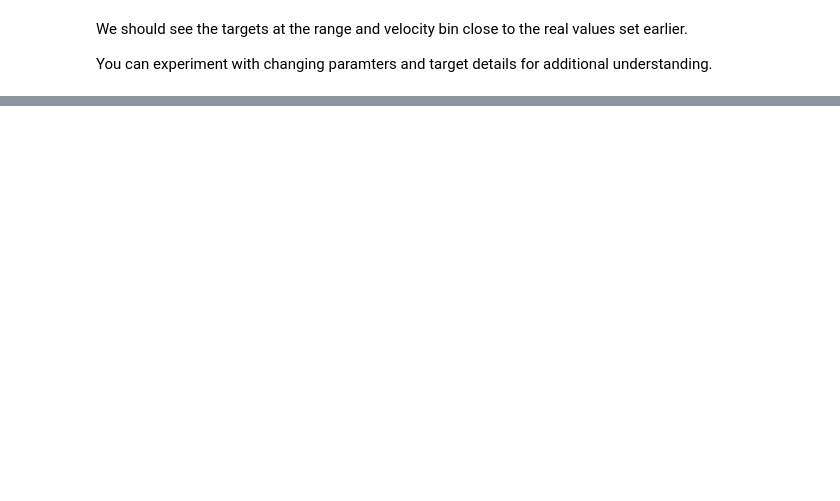
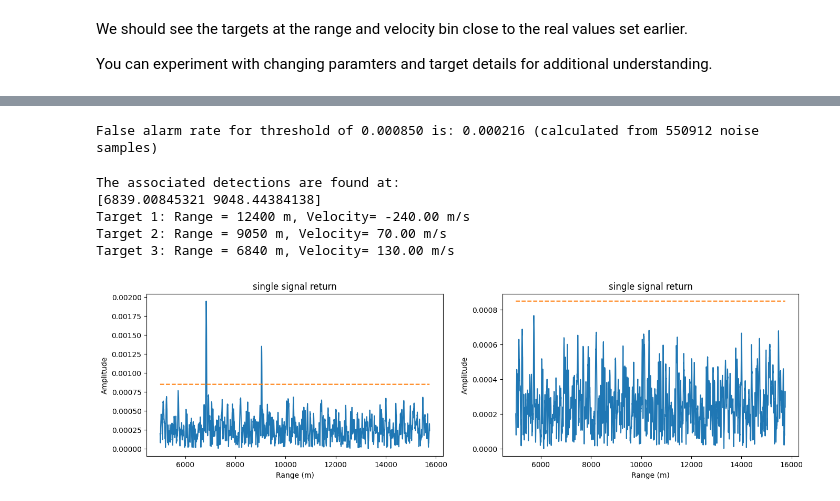
Before and after one commit to Department-70/Cognitive-Radar-Class, a Jupyter notebook: Week 2 Assignments/Waveform_and_RDprocessing-key.ipynb, the cells around one changed output, grey strips where cells are left out. Cells and saved outputs as stored; diff of their text form; code cells hidden in the pictures; blank space fills up the shorter version.

```diff
--- a/Week 2 Assignments/Waveform_and_RDprocessing-key.ipynb
+++ b/Week 2 Assignments/Waveform_and_RDprocessing-key.ipynb
@@ -338,0 +364,52 @@ You can experiment with changing paramters and target details for additional und
+# %%
+N_RX = np.fft.fftshift(np.fft.fft(n_thermal,L_ADC,0),0)               # Shift to the frequency domain as convolution is multiplication
+Yn_m =  np.tile(np.conj(H_m.T),(1,M))*N_RX                            # Conjugate then multiply in Freq Domain
+yn_m = np.fft.ifft(np.fft.ifftshift(Yn_m,0),L_ADC,0)                  # time domain matched filter
+threshold = 0.00085                                                   # set threshold for false alarm calc
+FA_rate = np.mean(np.where(abs(yn_m) < threshold,0,1))                # threshold comparison
+print("False alarm rate for threshold of %0.6f is: %0.6f (calculated from %0.0f noise samples)"%(threshold, FA_rate, (L_ADC*M)))
+# %% [output]
+False alarm rate for threshold of 0.000850 is: 0.000216 (calculated from 550912 noise samples)
+# %%
+# Plotting code for single return and detection processing
+rand_slice = random.randint(0,M-1)
+fig, ax = plt.subplots(1,2,figsize=(16,4))
+thresh_line = np.ones((1,L_ADC))*threshold
+ax[0].plot(R_axis[0,:], abs(y_m[:,rand_slice]))
+ax[0].plot(R_axis[0,:], thresh_line[0,:], linestyle='--')
+ax[0].set_title('single signal return')
+ax[0].set_xlabel('Range (m)')
+ax[0].set_ylabel('Amplitude')
+ax[1].plot(R_axis[0,:], abs(yn_m[:,rand_slice]))
+ax[1].plot(R_axis[0,:], thresh_line[0,:], linestyle='--')
+ax[1].set_title('single signal return')
+ax[1].set_xlabel('Range (m)')
+ax[1].set_ylabel('Amplitude')
+
+# Detection association code
+det_indx = np.argwhere(abs(y_m[:,rand_slice])>thresh_line)
+det_ranges = R_axis[0,det_indx]
+temp_list = det_indx
+det_list = []
+association_range = 100
+
+while (np.shape(temp_list)[0] > 0.5):
+    mp = np.argmax(abs(y_m[temp_list[:,1],rand_slice]))
+    associated = np.where((R_axis[0,temp_list[:,1]]<R_axis[0,temp_list[mp,1]]+association_range) &(R_axis[0,temp_list[:,1]]>R_axis[0,temp_list[mp,1]]-association_range))
+    remainder = np.where((R_axis[0,temp_list[:,1]]>R_axis[0,temp_list[mp,1]]+association_range) |(R_axis[0,temp_list[:,1]]<R_axis[0,temp_list[mp,1]]-association_range))
+    rng_vals = R_axis[0,temp_list[associated[0],1].astype(np.int64)]
+    powers = abs(y_m[temp_list[associated[0],1].astype(np.int64),rand_slice])
+    rng_est = np.average(rng_vals, weights=powers)
+    det_list = np.append(det_list, rng_est)
+    temp_list = temp_list[remainder[0],:]
+print("The associated detections are found at: ")
+print(det_list)
+for i in range(len(R_tgt)):
+    print("Target %0.0f: Range = %0.0f m, Velocity= %0.2f m/s "%(i+1, R_tgt[i], v_tgt[i]))
+# %% [output]
+The associated detections are found at:
+[6839.00845321 9048.44384138]
+Target 1: Range = 12400 m, Velocity= -240.00 m/s
+Target 2: Range = 9050 m, Velocity= 70.00 m/s
+Target 3: Range = 6840 m, Velocity= 130.00 m/s
+[figure, added]
```
Also changed, not shown: parts of 15 cells of this notebook.
